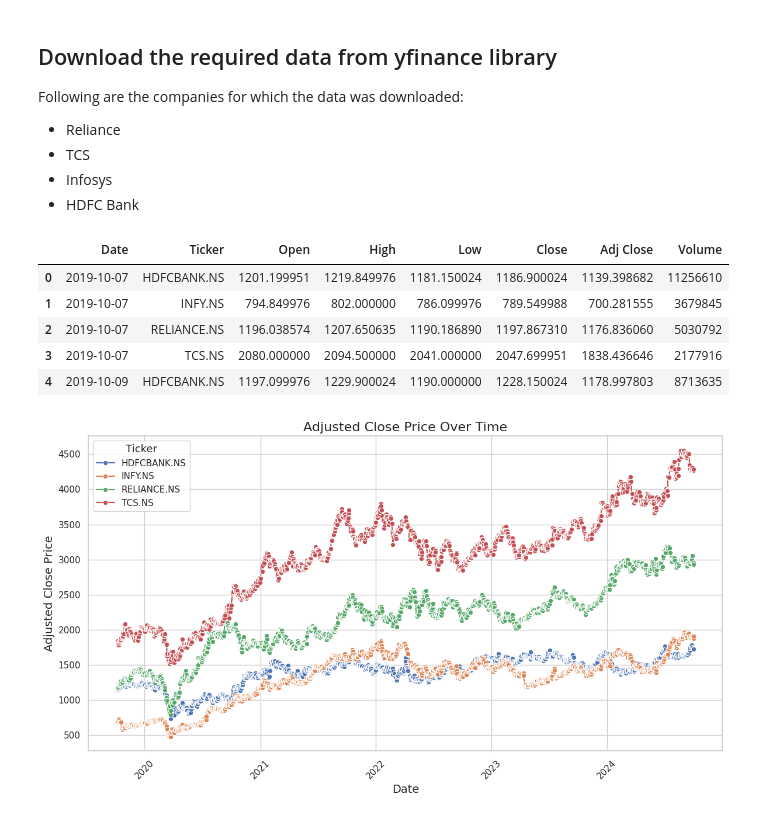
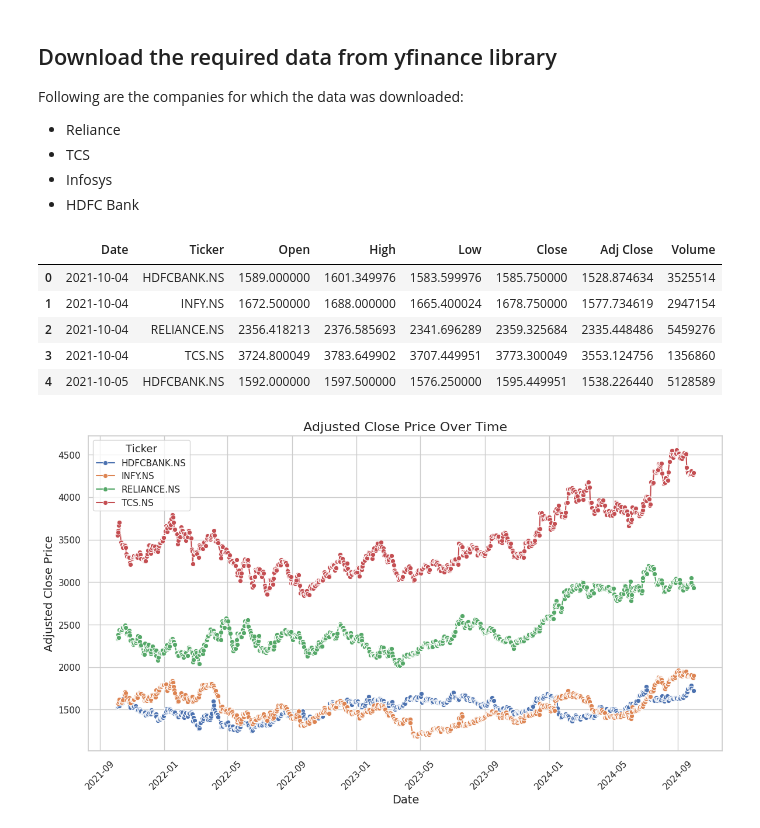
Before and after one commit to TusharPatil-98/Stock-Market-Portfolio, a Jupyter notebook: Stock-Market-DataAnalysis.ipynb, the cells around one changed output. Cells and saved outputs as stored; diff of their text form; code cells hidden in the pictures.

```diff
--- a/Stock-Market-DataAnalysis.ipynb
+++ b/Stock-Market-DataAnalysis.ipynb
@@ -11,35 +11,35 @@ Following are the companies for which the data was downloaded:
 # %%
 import pandas as pd
 import yfinance as yf
 from datetime import date, timedelta
 
 # define the time period for the data
 end_date = date.today().strftime("%Y-%m-%d")
-start_date = (date.today() - timedelta(days=365 * 5)).strftime("%Y-%m-%d")
+start_date = (date.today() - timedelta(days=365 * 3)).strftime("%Y-%m-%d")
 
 # list of stock tickers to download
 tickers = ['RELIANCE.NS', 'TCS.NS', 'INFY.NS', 'HDFCBANK.NS']
 ticker_data = []
 
 for ticker in tickers:
     data = yf.download(ticker, start=start_date, end=end_date, progress=False)
 
     # reset index to bring Date into the columns for the melt function
     data = data.reset_index()
     data.insert(1, 'Ticker', ticker)
 
     ticker_data.append(data)
 
 
 stock_data = pd.concat(ticker_data).sort_values(by=['Date', 'Ticker']).reset_index(drop=True)
 stock_data.head(5)
 # %% [output]
 |  | Date | Ticker | Open | High | Low | Close | Adj Close | Volume |
-| 0 | 2019-10-07 | HDFCBANK.NS | 1201.199951 | 1219.849976 | 1181.150024 | 1186.900024 | 1139.398682 | 11256610 |
-| 1 | 2019-10-07 | INFY.NS | 794.849976 | 802.000000 | 786.099976 | 789.549988 | 700.281555 | 3679845 |
-| 2 | 2019-10-07 | RELIANCE.NS | 1196.038574 | 1207.650635 | 1190.186890 | 1197.867310 | 1176.836060 | 5030792 |
-| 3 | 2019-10-07 | TCS.NS | 2080.000000 | 2094.500000 | 2041.000000 | 2047.699951 | 1838.436646 | 2177916 |
-| 4 | 2019-10-09 | HDFCBANK.NS | 1197.099976 | 1229.900024 | 1190.000000 | 1228.150024 | 1178.997803 | 8713635 |
+| 0 | 2021-10-04 | HDFCBANK.NS | 1589.000000 | 1601.349976 | 1583.599976 | 1585.750000 | 1528.874634 | 3525514 |
+| 1 | 2021-10-04 | INFY.NS | 1672.500000 | 1688.000000 | 1665.400024 | 1678.750000 | 1577.734619 | 2947154 |
+| 2 | 2021-10-04 | RELIANCE.NS | 2356.418213 | 2376.585693 | 2341.696289 | 2359.325684 | 2335.448486 | 5459276 |
+| 3 | 2021-10-04 | TCS.NS | 3724.800049 | 3783.649902 | 3707.449951 | 3773.300049 | 3553.124756 | 1356860 |
+| 4 | 2021-10-05 | HDFCBANK.NS | 1592.000000 | 1597.500000 | 1576.250000 | 1595.449951 | 1538.226440 | 5128589 |
 # %%
 import matplotlib.pyplot as plt
 import seaborn as sns
@@ -63,6 +63,6 @@ plt.xticks(rotation=45)
 
 plt.show()
 # %% [output]
-[figure, old version]
+[figure, new version]
 # %%
 short_window = 50
```
Also changed, not shown: parts of 7 cells of this notebook.
